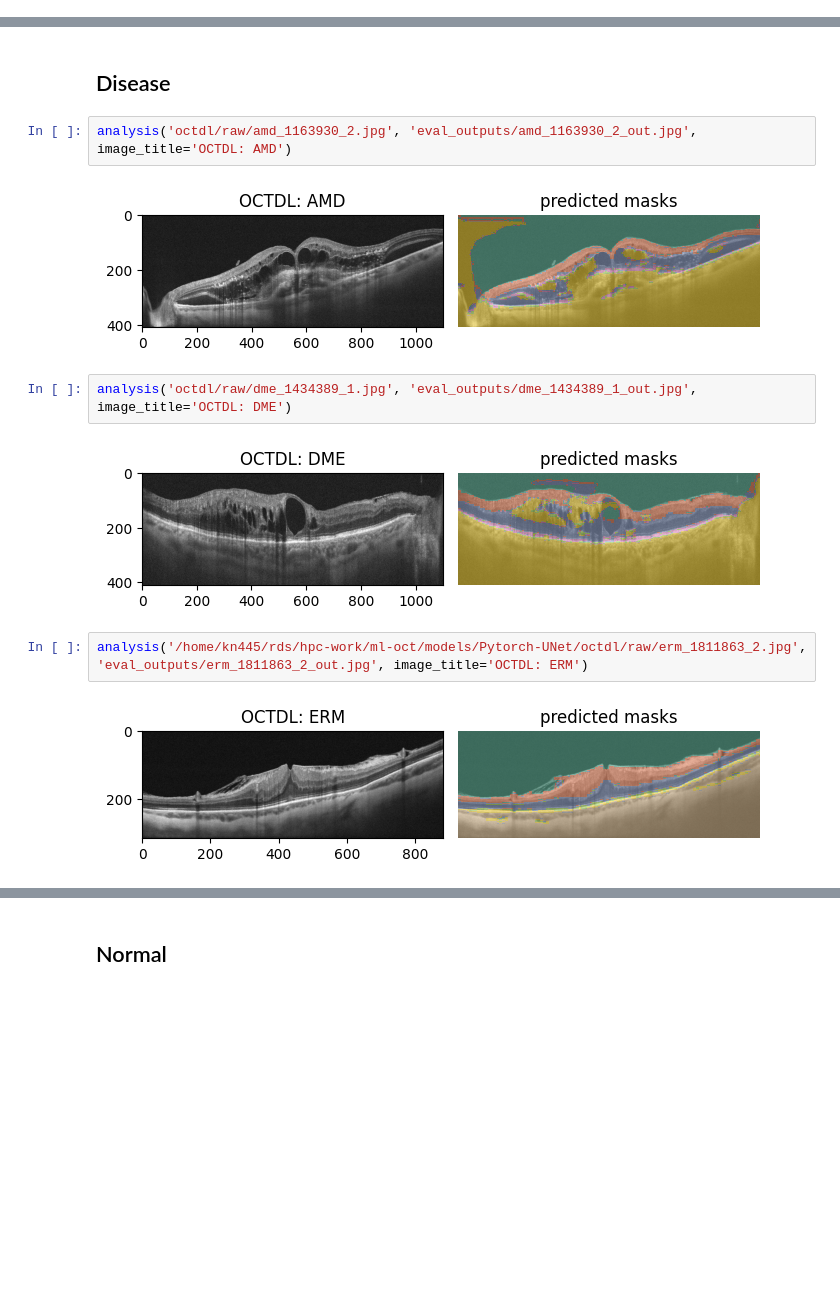
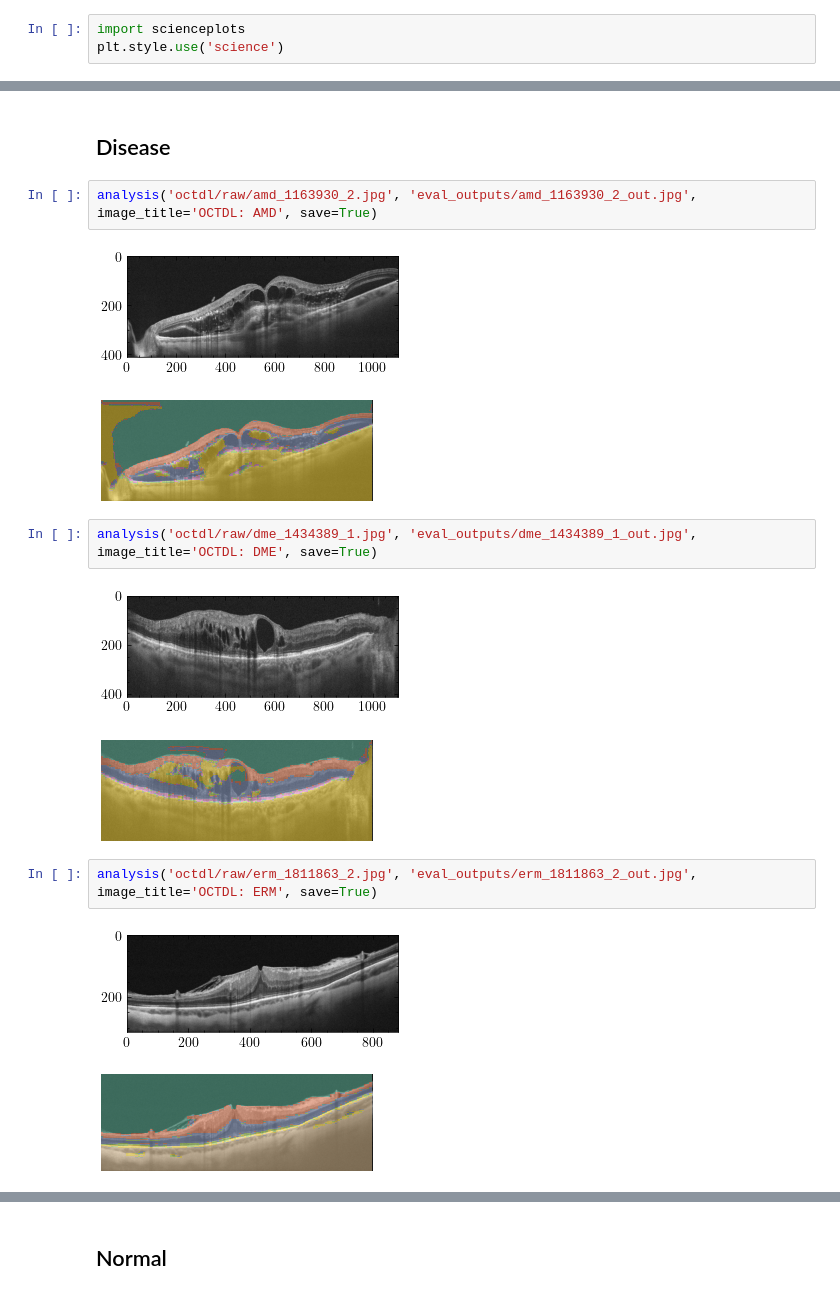
Before and after one commit to KogenNobori/Pytorch-UNet, a Jupyter notebook: visualise_analysis.ipynb, the cells around one changed output, grey strips where cells are left out. Cells and saved outputs as stored; diff of their text form; blank space fills up the shorter version.

```diff
--- a/visualise_analysis.ipynb
+++ b/visualise_analysis.ipynb
@@ -7,5 +7,8 @@ import skimage as ski
 import pandas as pd
 from glob import glob
 import os
+# %%
+import scienceplots
+plt.style.use('science')
 # %%
 # a function for vusualisation and evaluation.
@@ -130,15 +178,18 @@ DSC...Dice Similarity Coefficient,  IoU...Intersection-over-Union,  Sens...Sensi
 # %% [markdown]
 ## Disease
 # %%
-analysis('octdl/raw/amd_1163930_2.jpg', 'eval_outputs/amd_1163930_2_out.jpg', image_title='OCTDL: AMD')
+analysis('octdl/raw/amd_1163930_2.jpg', 'eval_outputs/amd_1163930_2_out.jpg', image_title='OCTDL: AMD', save=True)
 # %% [output]
-[figure, old version]
+[figure, new version]
+[figure, added]
 # %%
-analysis('octdl/raw/dme_1434389_1.jpg', 'eval_outputs/dme_1434389_1_out.jpg', image_title='OCTDL: DME')
+analysis('octdl/raw/dme_1434389_1.jpg', 'eval_outputs/dme_1434389_1_out.jpg', image_title='OCTDL: DME', save=True)
 # %% [output]
-[figure, old version]
+[figure, new version]
+[figure, added]
 # %%
-analysis('/home/kn445/rds/hpc-work/ml-oct/models/Pytorch-UNet/octdl/raw/erm_1811863_2.jpg', 'eval_outputs/erm_1811863_2_out.jpg', image_title='OCTDL: ERM')
+analysis('octdl/raw/erm_1811863_2.jpg', 'eval_outputs/erm_1811863_2_out.jpg', image_title='OCTDL: ERM', save=True)
 # %% [output]
-[figure, old version]
+[figure, new version]
+[figure, added]
 # %%
```
Also changed, not shown: parts of 8 cells of this notebook.
